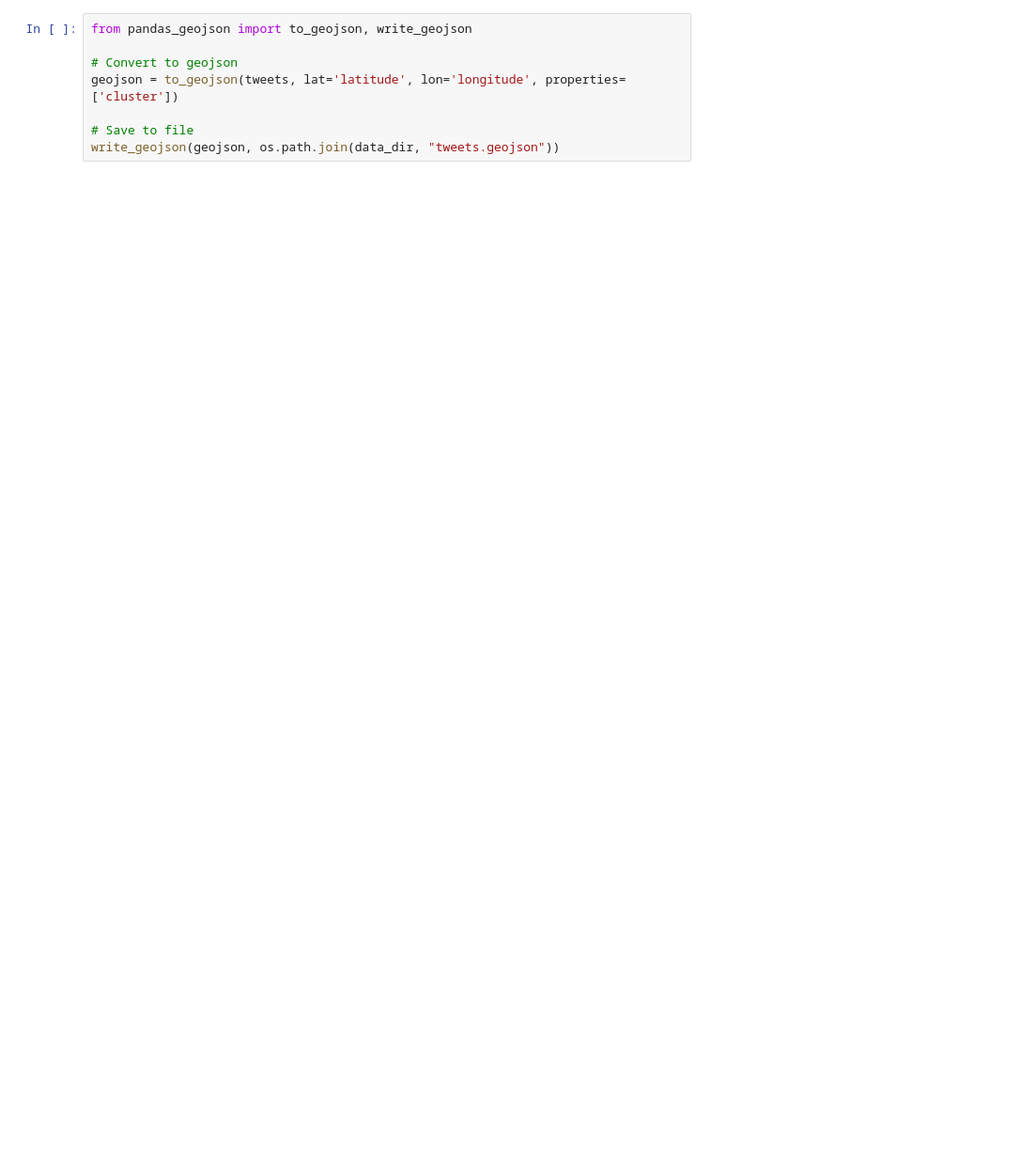
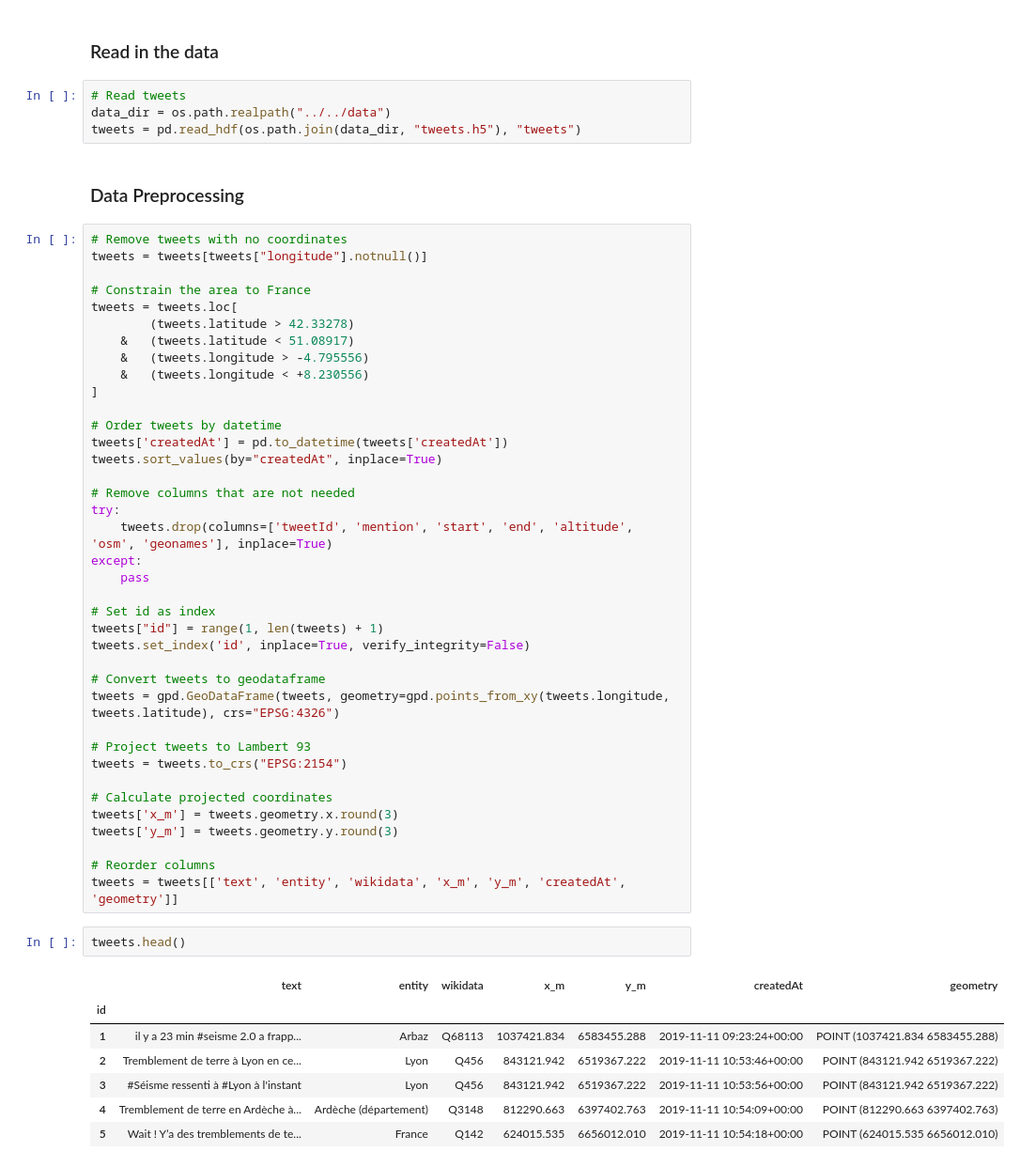
Before and after one commit to lletassey/clustering-tweets-earthquake, a Jupyter notebook: notebooks/algos/kmeans.ipynb, the cells around one changed output. Shown: that part at 94% size. Drawn from its saved outputs; the diff is of its cells as text; blank space fills up the shorter version.

```diff
--- a/notebooks/algos/kmeans.ipynb
+++ b/notebooks/algos/kmeans.ipynb
@@ -54,8 +21,56 @@ KMeans took 0.10497069358825684 seconds
-# %%
-from pandas_geojson import to_geojson, write_geojson
-
-# Convert to geojson
-geojson = to_geojson(tweets, lat='latitude', lon='longitude', properties=['cluster'])
-
-# Save to file
-write_geojson(geojson, os.path.join(data_dir, "tweets.geojson"))
+# %% [markdown]
+### Read in the data
+# %%
+# Read tweets
+data_dir = os.path.realpath("../../data")
+tweets = pd.read_hdf(os.path.join(data_dir, "tweets.h5"), "tweets")
+# %% [markdown]
+### Data Preprocessing
+# %%
+# Remove tweets with no coordinates
+tweets = tweets[tweets["longitude"].notnull()]
+
+# Constrain the area to France
+tweets = tweets.loc[
+        (tweets.latitude > 42.33278)
+    &   (tweets.latitude < 51.08917)
+    &   (tweets.longitude > -4.795556)
+    &   (tweets.longitude < +8.230556)
+]
+
+# Order tweets by datetime
+tweets['createdAt'] = pd.to_datetime(tweets['createdAt'])
+tweets.sort_values(by="createdAt", inplace=True)
+
+# Remove columns that are not needed
+try:
+    tweets.drop(columns=['tweetId', 'mention', 'start', 'end', 'altitude', 'osm', 'geonames'], inplace=True)
+except:
+    pass
+
+# Set id as index
+tweets["id"] = range(1, len(tweets) + 1)
+tweets.set_index('id', inplace=True, verify_integrity=False)
+
+# Convert tweets to geodataframe
+tweets = gpd.GeoDataFrame(tweets, geometry=gpd.points_from_xy(tweets.longitude, tweets.latitude), crs="EPSG:4326")
+
+# Project tweets to Lambert 93
+tweets = tweets.to_crs("EPSG:2154")
+
+# Calculate projected coordinates
+tweets['x_m'] = tweets.geometry.x.round(3)
+tweets['y_m'] = tweets.geometry.y.round(3)
+
+# Reorder columns
+tweets = tweets[['text', 'entity', 'wikidata', 'x_m', 'y_m', 'createdAt', 'geometry']]
+# %%
+tweets.head()
+# %% [output]
+|  | text | entity | wikidata | x_m | y_m | createdAt | geometry |
+| id |  |  |  |  |  |  |  |
+| 1 | il y a 23 min #seisme 2.0 a frapp... | Arbaz | Q68113 | 1037421.834 | 6583455.288 | 2019-11-11 09:23:24+00:00 | POINT (1037421.834 6583455.288) |
+| 2 | Tremblement de terre à Lyon en ce... | Lyon | Q456 | 843121.942 | 6519367.222 | 2019-11-11 10:53:46+00:00 | POINT (843121.942 6519367.222) |
+| 3 | #Séisme ressenti à #Lyon à l'instant | Lyon | Q456 | 843121.942 | 6519367.222 | 2019-11-11 10:53:56+00:00 | POINT (843121.942 6519367.222) |
+| 4 | Tremblement de terre en Ardèche à... | Ardèche (département) | Q3148 | 812290.663 | 6397402.763 | 2019-11-11 10:54:09+00:00 | POINT (812290.663 6397402.763) |
+| 5 | Wait ! Y’a des tremblements de te... | France | Q142 | 624015.535 | 6656012.010 | 2019-11-11 10:54:18+00:00 | POINT (624015.535 6656012.010) |
```
Also changed, not shown: parts of 14 cells of this notebook, 5 other files.
